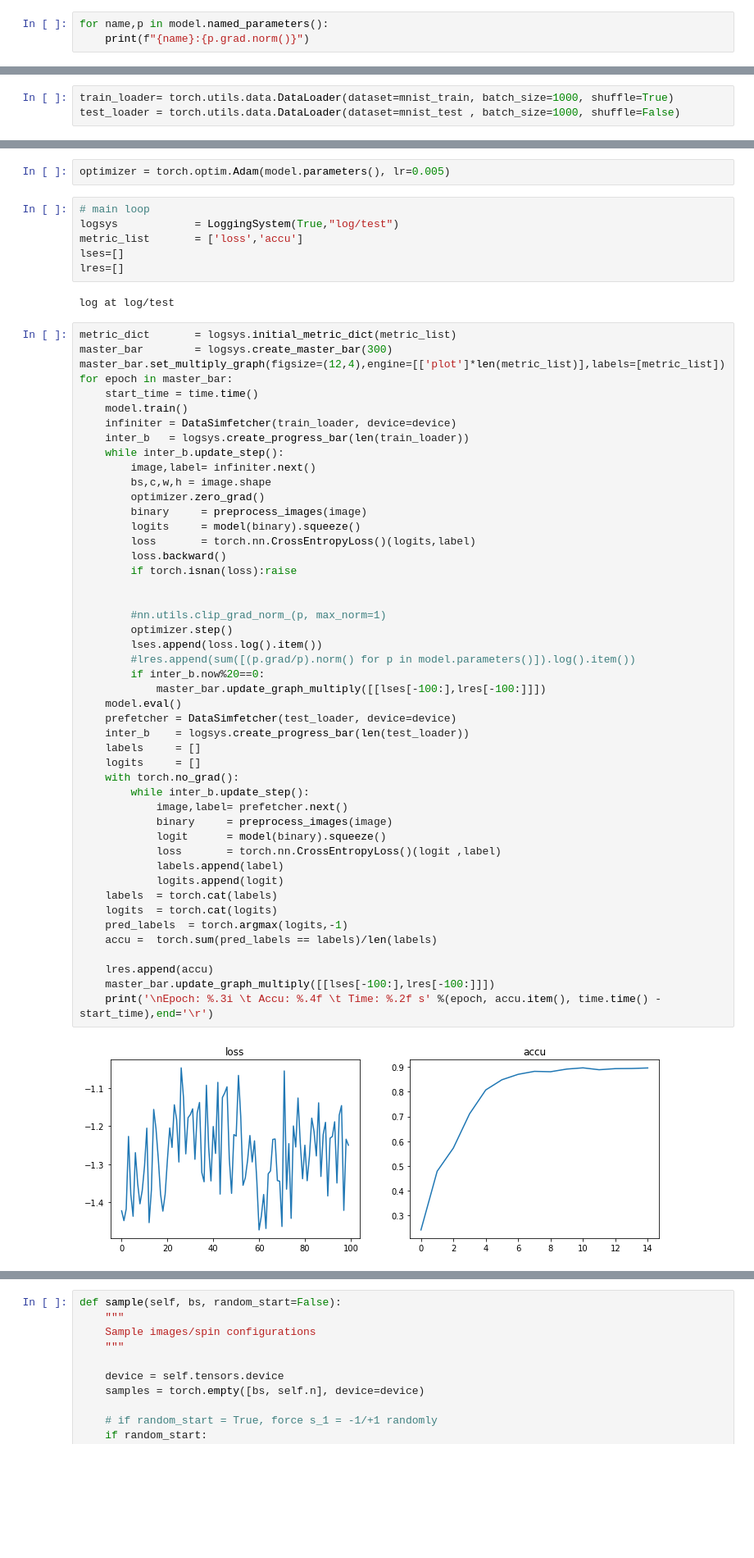
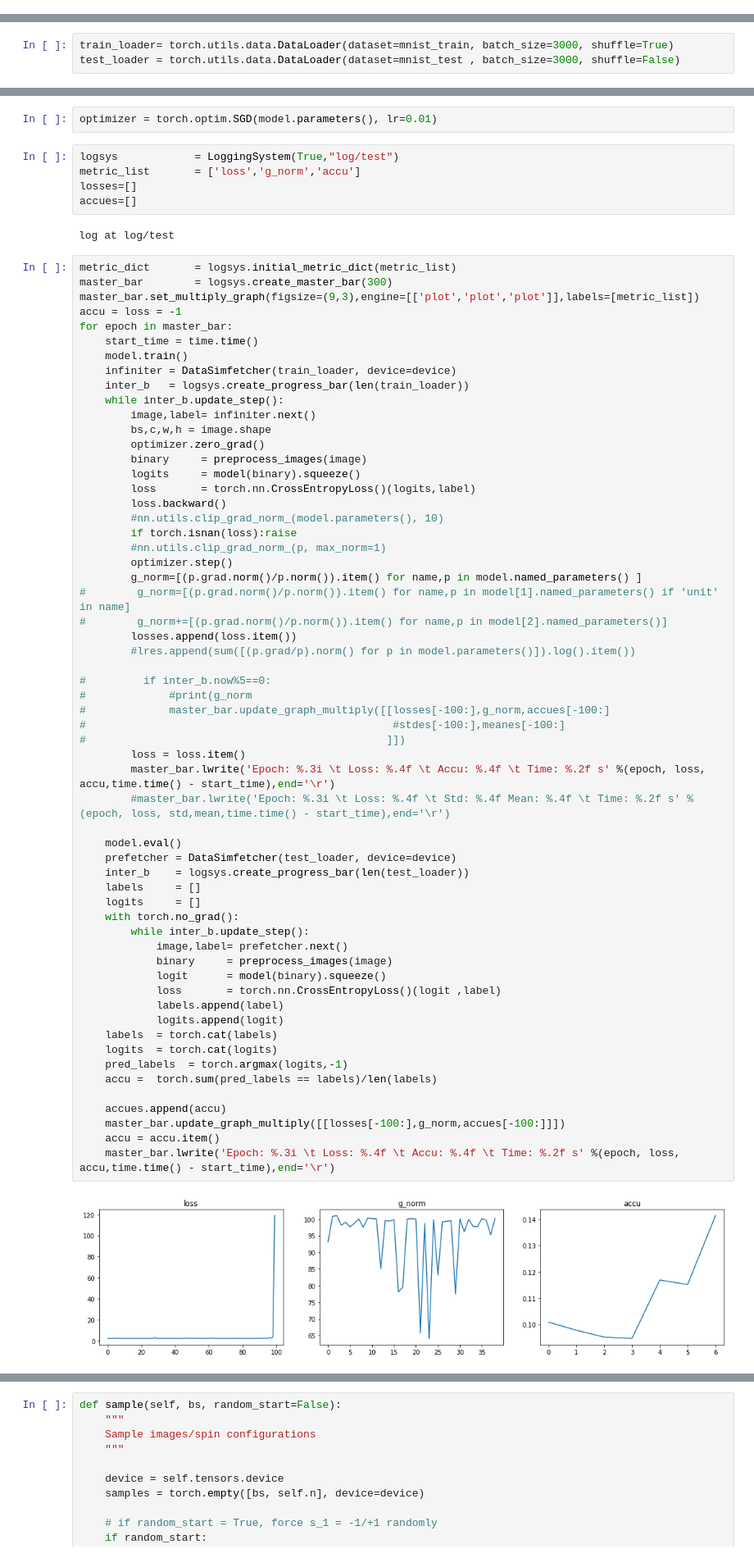
Before and after one commit to veya2ztn/TNproject, a Jupyter notebook: Model and Train.ipynb, the cells around one changed output, grey strips where cells are left out. Shown at 82% size. Drawn from its saved outputs; the diff is of its cells as text; blank space fills up the shorter version.

```diff
--- a/Model and Train.ipynb
+++ b/Model and Train.ipynb
@@ -654,3 +697,0 @@ model = PEPS_einsum_uniform_shape_6x6_fast(in_physics_bond=16)
-# %%
-for name,p in model.named_parameters():
-    print(f"{name}:{p.grad.norm()}")
@@ -2799,8 +2804,8 @@ import time
 from mltool.dataaccelerate import DataSimfetcher
 from mltool.loggingsystem import LoggingSystem
 # %%
-train_loader= torch.utils.data.DataLoader(dataset=mnist_train, batch_size=1000, shuffle=True)
-test_loader = torch.utils.data.DataLoader(dataset=mnist_test , batch_size=1000, shuffle=False)
+train_loader= torch.utils.data.DataLoader(dataset=mnist_train, batch_size=3000, shuffle=True)
+test_loader = torch.utils.data.DataLoader(dataset=mnist_test , batch_size=3000, shuffle=False)
 # %%
 from models.extend_model import Patch2NetworkInput
 #from models.two_dim_model import PEPS_einsum_uniform_shape_6x6_fast
@@ -2847,17 +2855,17 @@ with torch.no_grad():
 # %%
-optimizer = torch.optim.Adam(model.parameters(), lr=0.005)
+optimizer = torch.optim.SGD(model.parameters(), lr=0.01)
 # %%
-# main loop
 logsys            = LoggingSystem(True,"log/test")
-metric_list       = ['loss','accu']
-lses=[]
-lres=[]
+metric_list       = ['loss','g_norm','accu']
+losses=[]
+accues=[]
 # %% [output]
 log at log/test
 # %%
 metric_dict       = logsys.initial_metric_dict(metric_list)
 master_bar        = logsys.create_master_bar(300)
-master_bar.set_multiply_graph(figsize=(12,4),engine=[['plot']*len(metric_list)],labels=[metric_list])
+master_bar.set_multiply_graph(figsize=(9,3),engine=[['plot','plot','plot']],labels=[metric_list])
+accu = loss = -1
 for epoch in master_bar:
     start_time = time.time()
     model.train()
@@ -2867,40 +2875,51 @@ for epoch in master_bar:
         image,label= infiniter.next()
         bs,c,w,h = image.shape
         optimizer.zero_grad()
         binary     = preprocess_images(image)
         logits     = model(binary).squeeze()
         loss       = torch.nn.CrossEntropyLoss()(logits,label)
         loss.backward()
+        #nn.utils.clip_grad_norm_(model.parameters(), 10)
         if torch.isnan(loss):raise
-
-
         #nn.utils.clip_grad_norm_(p, max_norm=1)
         optimizer.step()
-        lses.append(loss.log().item())
+        g_norm=[(p.grad.norm()/p.norm()).item() for name,p in model.named_parameters() ]
+#        g_norm=[(p.grad.norm()/p.norm()).item() for name,p in model[1].named_parameters() if 'unit' in name]
+#        g_norm+=[(p.grad.norm()/p.norm()).item() for name,p in model[2].named_parameters()]
+        losses.append(loss.item())
         #lres.append(sum([(p.grad/p).norm() for p in model.parameters()]).log().item())
-        if inter_b.now%20==0:
-            master_bar.update_graph_multiply([[lses[-100:],lres[-100:]]])
+
+#         if inter_b.now%5==0:
+#             #print(g_norm
+#             master_bar.update_graph_multiply([[losses[-100:],g_norm,accues[-100:]
+#                                                #stdes[-100:],meanes[-100:]
+#                                               ]])
+        loss = loss.item()
+        master_bar.lwrite('Epoch: %.3i \t Loss: %.4f \t Accu: %.4f \t Time: %.2f s' %(epoch, loss, accu,time.time() - start_time),end='\r')
+        #master_bar.lwrite('Epoch: %.3i \t Loss: %.4f \t Std: %.4f Mean: %.4f \t Time: %.2f s' %(epoch, loss, std,mean,time.time() - start_time),end='\r')
+
     model.eval()
     prefetcher = DataSimfetcher(test_loader, device=device)
     inter_b    = logsys.create_progress_bar(len(test_loader))
     labels     = []
     logits     = []
     with torch.no_grad():
         while inter_b.update_step():
             image,label= prefetcher.next()
             binary     = preprocess_images(image)
             logit      = model(binary).squeeze()
             loss       = torch.nn.CrossEntropyLoss()(logit ,label)
             labels.append(label)
             logits.append(logit)
     labels  = torch.cat(labels)
     logits  = torch.cat(logits)
     pred_labels  = torch.argmax(logits,-1)
     accu =  torch.sum(pred_labels == labels)/len(labels)
 
-    lres.append(accu)
-    master_bar.update_graph_multiply([[lses[-100:],lres[-100:]]])
-    print('\nEpoch: %.3i \t Accu: %.4f \t Time: %.2f s' %(epoch, accu.item(), time.time() - start_time),end='\r')
+    accues.append(accu)
+    master_bar.update_graph_multiply([[losses[-100:],g_norm,accues[-100:]]])
+    accu = accu.item()
+    master_bar.lwrite('Epoch: %.3i \t Loss: %.4f \t Accu: %.4f \t Time: %.2f s' %(epoch, loss, accu,time.time() - start_time),end='\r')
 # %% [output]
-[figure, old version]
+[figure, new version]
 [interactive output not drawn]
```
Also changed, not shown: parts of 21 cells of this notebook, 1 other file.
